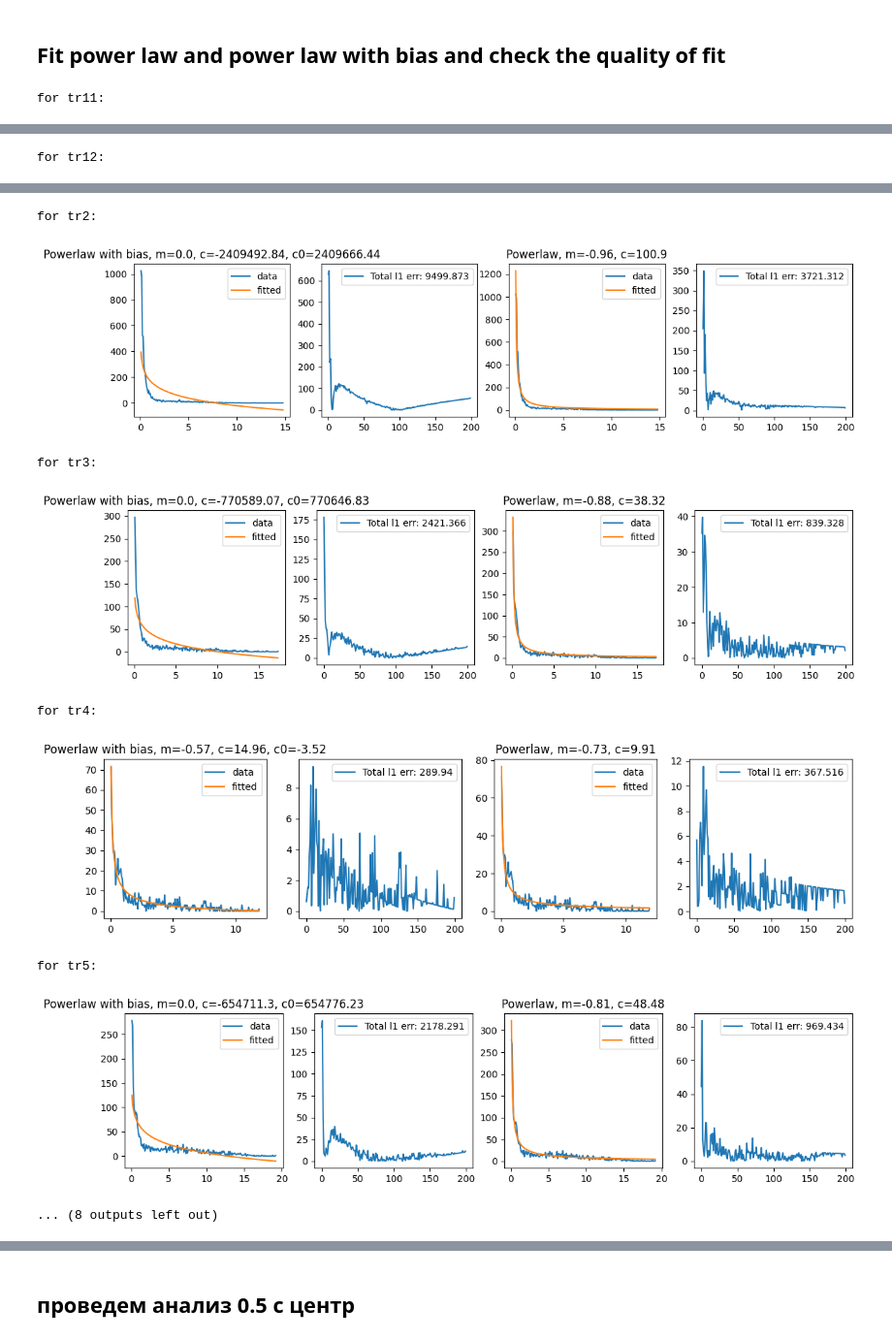
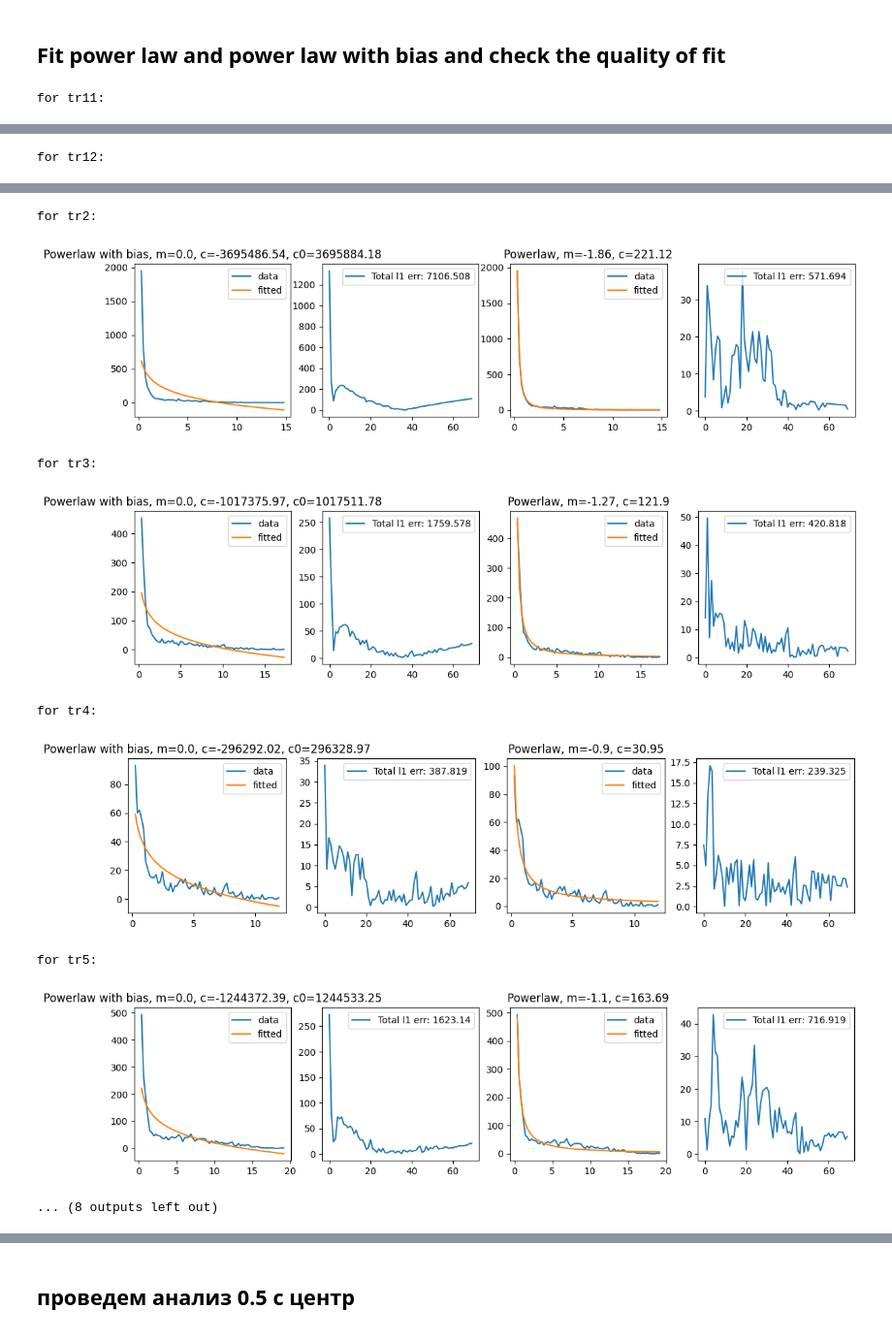
Before and after one commit to Barbara1576/navigation, a Jupyter notebook: PowerLawSecondAlternativeFit-CHECKED.ipynb, the cells around one changed output, grey strips where cells are left out. Shown at 97% size. Drawn from its saved outputs; the diff is of its cells as text; code cells hidden in the pictures.

```diff
--- a/PowerLawSecondAlternativeFit-CHECKED.ipynb
+++ b/PowerLawSecondAlternativeFit-CHECKED.ipynb
@@ -91,14 +67,15 @@ def plot_step_lens_hist(df, binn, hist_title,
     ax[1].set_title(f'{hist_title} , y_log-x_log: {y_log}-{x_log}')
     plt.show()
 
-gg = df_dict['tr11']
-plot_step_lens_hist(gg, 70, 'tes', y_log=True, x_log=True)
+    return hist, bin_edges #[:-1]
 
-# убывание в лог лог по параболе??? - нет, у японца кст по параболе
+h, xybins = plot_step_lens_hist(df_dict['tr11'], 70, 'tes', y_log=True, x_log=True)
+
+# убывание в лог лог по параболе??? - нет, у японца кст по параболе, если присмотрется
 # в просто коррдинатах это log нормальное распределение
 # TODO: POWER LAW! - gives us nothing, actually :)
 # Meaningful insight: mouse sits a lot (или просто шебуршит на месте),
-# and if it moves, the steps len is uniformly distributed
+# and if it moves, the steps len is uniformly distributed according to log-log hist
 # %% [output]
 [figure]
 # %%
@@ -107,12 +84,10 @@ plot_step_lens_hist(gg, 70, 'tes', y_log=True, x_log=True)
 df_steps_hist = {}
 for k, df in df_dict.items():
 
-    plot_step_lens_hist(df, 70, k , y_log=True, x_log=True)
-
-    # h = build_log_hist(df, binn=200, hist_title=k,
-    #                    y_log=True, x_log=False)
-    # df_steps_hist[k] = h
+    h, xybins = plot_step_lens_hist(df, 70, k , y_log=False, x_log=False)
+    df_steps_hist[k] = [h, xybins]
 
     # TODO: what is the name of x-axis ??? len of area len units ???
     # TODO: threshold for dropping "sitting" column
+    # TODO: should take not so many bins for proper generalization
 # %% [output]
@@ -141,16 +113,6 @@ def power_law(x, m, c):
 def powerlaw_with_bias(x, m, c, c0):
     return c * x**m + c0
 # %%
-## for building with fitted params
-def powerlaw_with_bias_(x, params):
-    m, c, c0 = params
-    return c * x**m + c0
-
-def power_law_(x, params):
-    m, c = params
-    return c * x**m
-
-
 for k, df in df_steps_hist.items():
     x = df[1][1:]  # vals
     y = df[0]  # freqs
@@ -161,7 +123,7 @@ for k, df in df_steps_hist.items():
                     p0 = np.asarray([1., 10**3, 0.]), maxfev = 2000)
 
     params = sol2[0]
-    qq = powerlaw_with_bias_(x, params)
+    qq = powerlaw_with_bias(x, params[0], params[1], params[2])
     fig, ax = plt.subplots(1, 4, figsize=(14, 3))
     ax[0].plot(x, y, label='data')
     ax[0].plot(x, qq, label='fitted')
@@ -173,7 +135,7 @@ for k, df in df_steps_hist.items():
     ax[1].legend()
 
     params = sol1[0]
-    qq = power_law_(x, params)
+    qq = power_law(x, params[0], params[1])
     ax[2].plot(x, y, label='data')
     ax[2].plot(x, qq, label='fitted')
     ax[2].set_title(f'Powerlaw, m={round(params[0], 2)}, c={round(params[1], 2)}')
@@ -202,11 +164,11 @@ for tr12:
 for tr2:
-[figure, old version]
+[figure, new version]
 for tr3:
-[figure, old version]
+[figure, new version]
 for tr4:
-[figure, old version]
+[figure, new version]
 for tr5:
-[figure, old version]
+[figure, new version]
 ... (8 outputs left out)
 # %%
 # Make conclusion that power law without bias is better according to residuals
```
Also changed, not shown: parts of 14 cells of this notebook, 4 other files.
